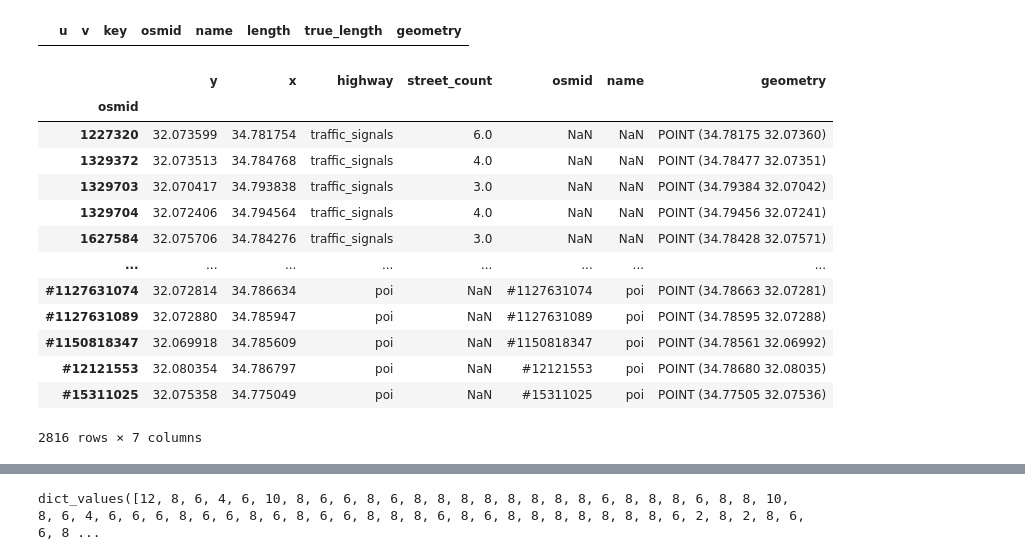
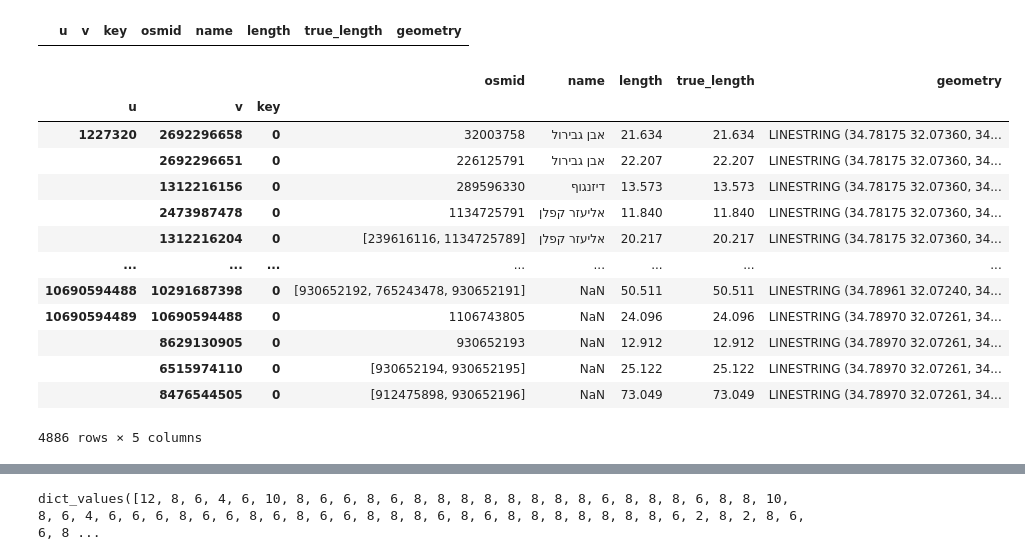
Before and after one commit to itaimondshine/NHEGEL, a Jupyter notebook: Untitled.ipynb, the cells around one changed output, grey strips where cells are left out. Drawn from its saved outputs; the diff is of its cells as text; code cells hidden in the pictures.

```diff
--- a/Untitled.ipynb
+++ b/Untitled.ipynb
@@ -141,22 +155,22 @@ edges_gdf[(edges_gdf['u'] == 1627584) | (edges_gdf['v'] == 1627584)]
 # %% [output]
 |  | u | v | key | osmid | name | length | true_length | geometry |
 # %%
-map.nodes
+map.edges
 # %% [output]
-|  | y | x | highway | street_count | osmid | name | geometry |
-| osmid |  |  |  |  |  |  |  |
-| 1227320 | 32.073599 | 34.781754 | traffic_signals | 6.0 | NaN | NaN | POINT (34.78175 32.07360) |
-| 1329372 | 32.073513 | 34.784768 | traffic_signals | 4.0 | NaN | NaN | POINT (34.78477 32.07351) |
-| 1329703 | 32.070417 | 34.793838 | traffic_signals | 3.0 | NaN | NaN | POINT (34.79384 32.07042) |
-| 1329704 | 32.072406 | 34.794564 | traffic_signals | 4.0 | NaN | NaN | POINT (34.79456 32.07241) |
-| 1627584 | 32.075706 | 34.784276 | traffic_signals | 3.0 | NaN | NaN | POINT (34.78428 32.07571) |
+|  |  |  | osmid | name | length | true_length | geometry |
+| u | v | key |  |  |  |  |  |
+| 1227320 | 2692296658 | 0 | 32003758 | אבן גבירול | 21.634 | 21.634 | LINESTRING (34.78175 32.07360, 34... |
+|  | 2692296651 | 0 | 226125791 | אבן גבירול | 22.207 | 22.207 | LINESTRING (34.78175 32.07360, 34... |
+|  | 1312216156 | 0 | 289596330 | דיזנגוף | 13.573 | 13.573 | LINESTRING (34.78175 32.07360, 34... |
+|  | 2473987478 | 0 | 1134725791 | אליעזר קפלן | 11.840 | 11.840 | LINESTRING (34.78175 32.07360, 34... |
+|  | 1312216204 | 0 | [239616116, 1134725789] | אליעזר קפלן | 20.217 | 20.217 | LINESTRING (34.78175 32.07360, 34... |
 | ... | ... | ... | ... | ... | ... | ... | ... |
-| #1127631074 | 32.072814 | 34.786634 | poi | NaN | #1127631074 | poi | POINT (34.78663 32.07281) |
-| #1127631089 | 32.072880 | 34.785947 | poi | NaN | #1127631089 | poi | POINT (34.78595 32.07288) |
-| #1150818347 | 32.069918 | 34.785609 | poi | NaN | #1150818347 | poi | POINT (34.78561 32.06992) |
-| #12121553 | 32.080354 | 34.786797 | poi | NaN | #12121553 | poi | POINT (34.78680 32.08035) |
-| #15311025 | 32.075358 | 34.775049 | poi | NaN | #15311025 | poi | POINT (34.77505 32.07536) |
+| 10690594488 | 10291687398 | 0 | [930652192, 765243478, 930652191] | NaN | 50.511 | 50.511 | LINESTRING (34.78961 32.07240, 34... |
+| 10690594489 | 10690594488 | 0 | 1106743805 | NaN | 24.096 | 24.096 | LINESTRING (34.78970 32.07261, 34... |
+|  | 8629130905 | 0 | 930652193 | NaN | 12.912 | 12.912 | LINESTRING (34.78970 32.07261, 34... |
+|  | 6515974110 | 0 | [930652194, 930652195] | NaN | 25.122 | 25.122 | LINESTRING (34.78970 32.07261, 34... |
+|  | 8476544505 | 0 | [912475898, 930652196] | NaN | 73.049 | 73.049 | LINESTRING (34.78970 32.07261, 34... |
-2816 rows × 7 columns
+4886 rows × 5 columns
 # %%
 import osmnx as ox
 # %%
```
Also changed, not shown: parts of 7 cells of this notebook, 4 other files.
